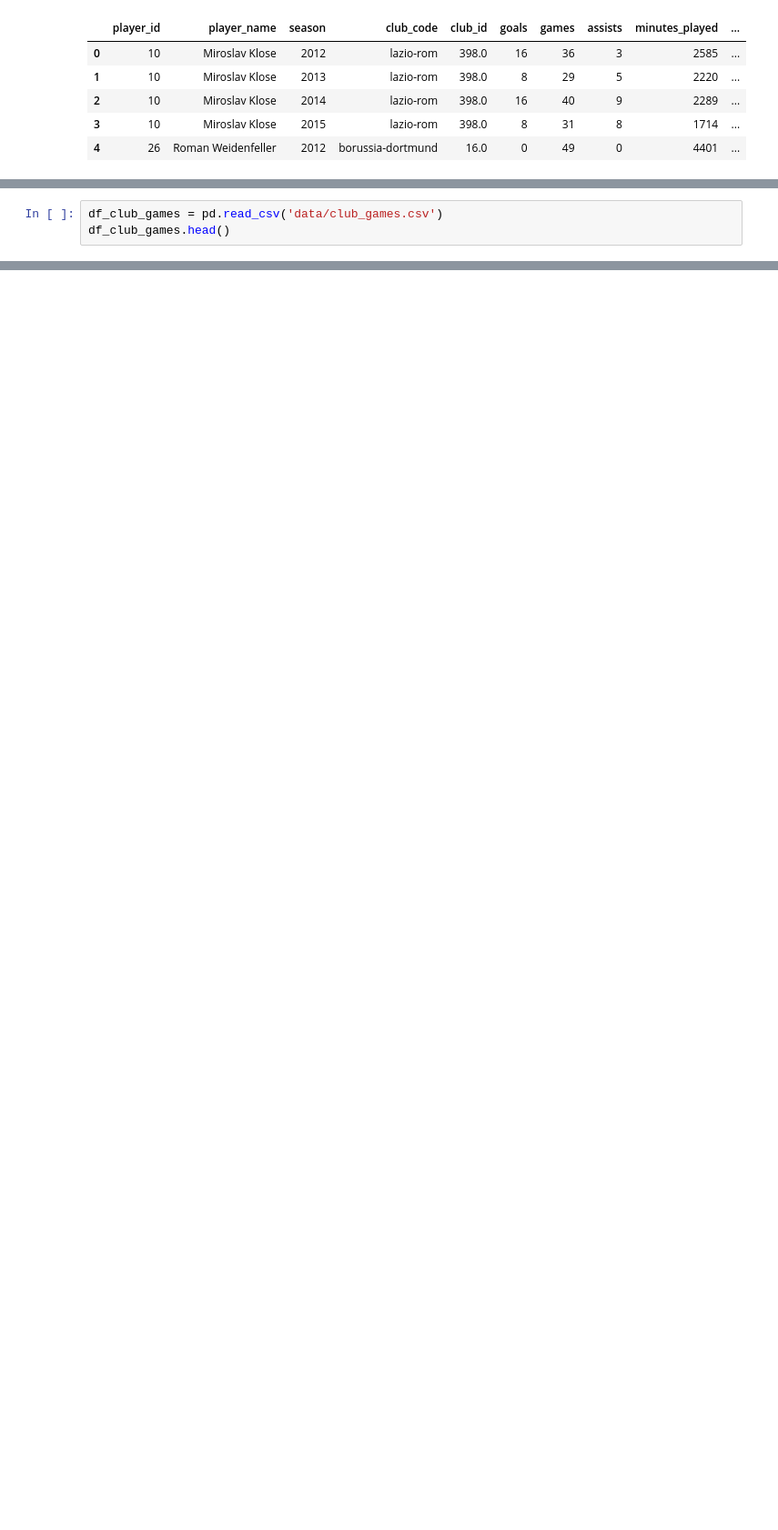
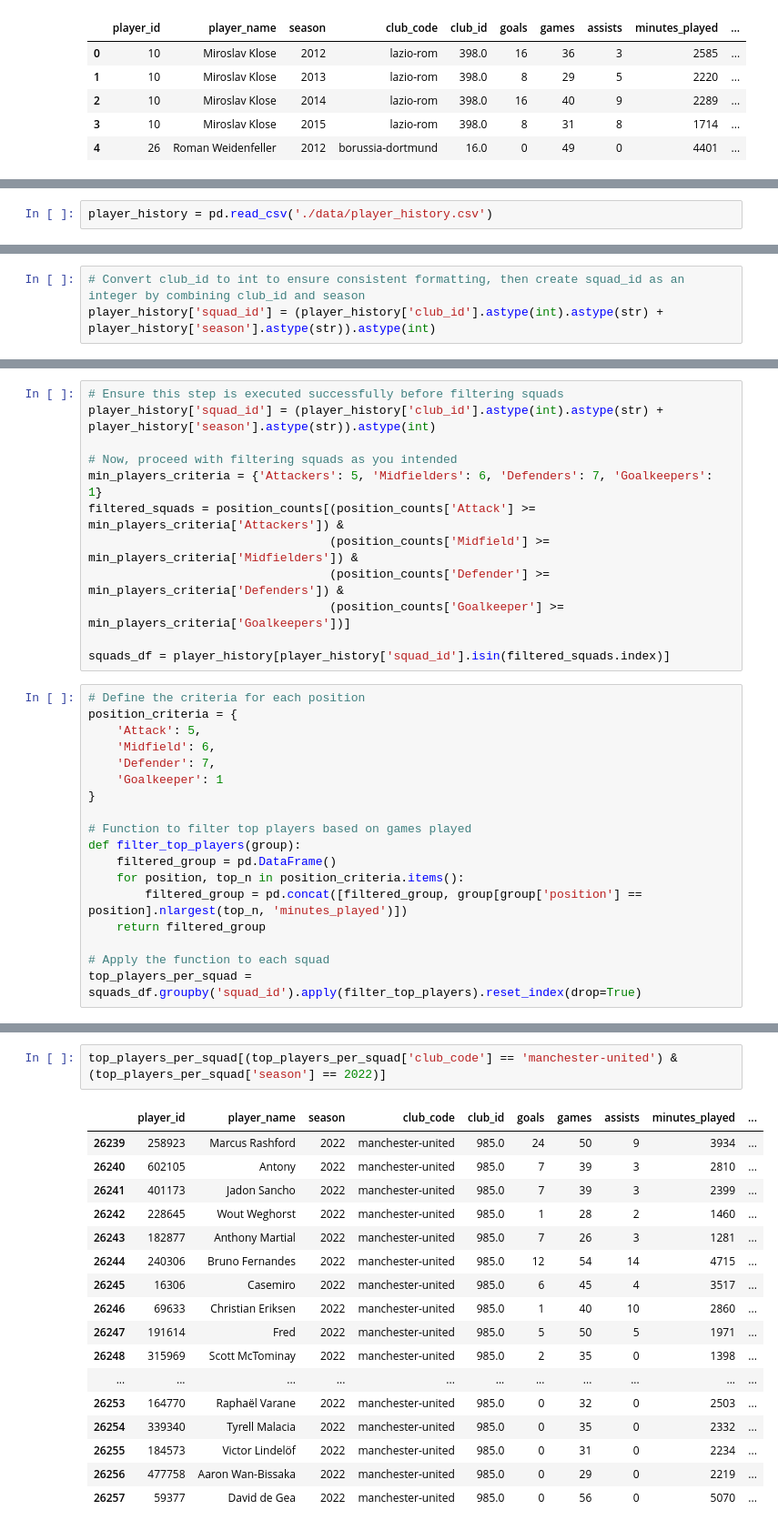
Before and after one commit to elliottscott774/ManchesterUtd-Potential-Transfer-Analysis, a Jupyter notebook: process_data.ipynb, the cells around one changed output, grey strips where cells are left out. Shown at 91% size. Saved outputs shown, nothing was run; the diff lists cells and outputs as text; blank space fills up the shorter version.

Commit message:
Data and Model Update
Data is processed, model is created.

```diff
--- a/process_data.ipynb
+++ b/process_data.ipynb
@@ -297,3 +354,2 @@ lineups_with_codes = pd.merge(lineups_with_clubs, df_players[['player_id', 'play
 # %%
-df_club_games = pd.read_csv('data/club_games.csv')
-df_club_games.head()
+player_history = pd.read_csv('./data/player_history.csv')
@@ -311,0 +358,3 @@ lineups_with_positions = pd.merge(lineups_with_codes, df_club_games[['game_id',
+# %%
+# Convert club_id to int to ensure consistent formatting, then create squad_id as an integer by combining club_id and season
+player_history['squad_id'] = (player_history['club_id'].astype(int).astype(str) + player_history['season'].astype(str)).astype(int)
@@ -311,0 +448,30 @@ lineups_with_positions = pd.merge(lineups_with_codes, df_club_games[['game_id',
+# %%
+# Ensure this step is executed successfully before filtering squads
+player_history['squad_id'] = (player_history['club_id'].astype(int).astype(str) + player_history['season'].astype(str)).astype(int)
+
+# Now, proceed with filtering squads as you intended
+min_players_criteria = {'Attackers': 5, 'Midfielders': 6, 'Defenders': 7, 'Goalkeepers': 1}
+filtered_squads = position_counts[(position_counts['Attack'] >= min_players_criteria['Attackers']) &
+                                  (position_counts['Midfield'] >= min_players_criteria['Midfielders']) &
+                                  (position_counts['Defender'] >= min_players_criteria['Defenders']) &
+                                  (position_counts['Goalkeeper'] >= min_players_criteria['Goalkeepers'])]
+
+squads_df = player_history[player_history['squad_id'].isin(filtered_squads.index)]
+# %%
+# Define the criteria for each position
+position_criteria = {
+    'Attack': 5,
+    'Midfield': 6,
+    'Defender': 7,
+    'Goalkeeper': 1
+}
+
+# Function to filter top players based on games played
+def filter_top_players(group):
+    filtered_group = pd.DataFrame()
+    for position, top_n in position_criteria.items():
+        filtered_group = pd.concat([filtered_group, group[group['position'] == position].nlargest(top_n, 'minutes_played')])
+    return filtered_group
+
+# Apply the function to each squad
+top_players_per_squad = squads_df.groupby('squad_id').apply(filter_top_players).reset_index(drop=True)
@@ -311,0 +480,20 @@ lineups_with_positions = pd.merge(lineups_with_codes, df_club_games[['game_id',
+# %%
+top_players_per_squad[(top_players_per_squad['club_code'] == 'manchester-united') & (top_players_per_squad['season'] == 2022)]
+# %% [output]
+|  | player_id | player_name | season | club_code | club_id | goals | games | assists | minutes_played | ... |
+| 26239 | 258923 | Marcus Rashford | 2022 | manchester-united | 985.0 | 24 | 50 | 9 | 3934 | ... |
+| 26240 | 602105 | Antony | 2022 | manchester-united | 985.0 | 7 | 39 | 3 | 2810 | ... |
+| 26241 | 401173 | Jadon Sancho | 2022 | manchester-united | 985.0 | 7 | 39 | 3 | 2399 | ... |
+| 26242 | 228645 | Wout Weghorst | 2022 | manchester-united | 985.0 | 1 | 28 | 2 | 1460 | ... |
+| 26243 | 182877 | Anthony Martial | 2022 | manchester-united | 985.0 | 7 | 26 | 3 | 1281 | ... |
+| 26244 | 240306 | Bruno Fernandes | 2022 | manchester-united | 985.0 | 12 | 54 | 14 | 4715 | ... |
+| 26245 | 16306 | Casemiro | 2022 | manchester-united | 985.0 | 6 | 45 | 4 | 3517 | ... |
+| 26246 | 69633 | Christian Eriksen | 2022 | manchester-united | 985.0 | 1 | 40 | 10 | 2860 | ... |
+| 26247 | 191614 | Fred | 2022 | manchester-united | 985.0 | 5 | 50 | 5 | 1971 | ... |
+| 26248 | 315969 | Scott McTominay | 2022 | manchester-united | 985.0 | 2 | 35 | 0 | 1398 | ... |
+| ... | ... | ... | ... | ... | ... | ... | ... | ... | ... | ... |
+| 26253 | 164770 | Raphaël Varane | 2022 | manchester-united | 985.0 | 0 | 32 | 0 | 2503 | ... |
+| 26254 | 339340 | Tyrell Malacia | 2022 | manchester-united | 985.0 | 0 | 35 | 0 | 2332 | ... |
+| 26255 | 184573 | Victor Lindelöf | 2022 | manchester-united | 985.0 | 0 | 31 | 0 | 2234 | ... |
+| 26256 | 477758 | Aaron Wan-Bissaka | 2022 | manchester-united | 985.0 | 0 | 29 | 0 | 2219 | ... |
+| 26257 | 59377 | David de Gea | 2022 | manchester-united | 985.0 | 0 | 56 | 0 | 5070 | ... |
```
Also changed, not shown: parts of 43 cells of this notebook, 3 other files.
